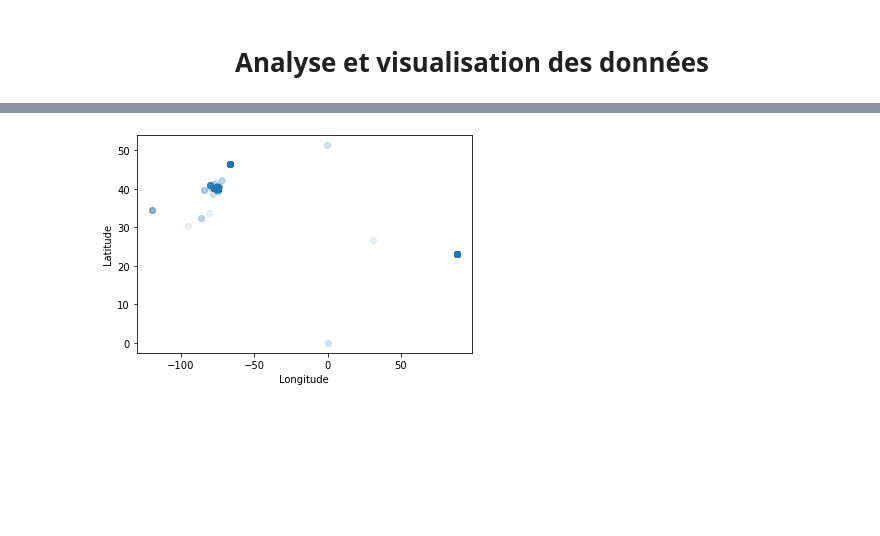
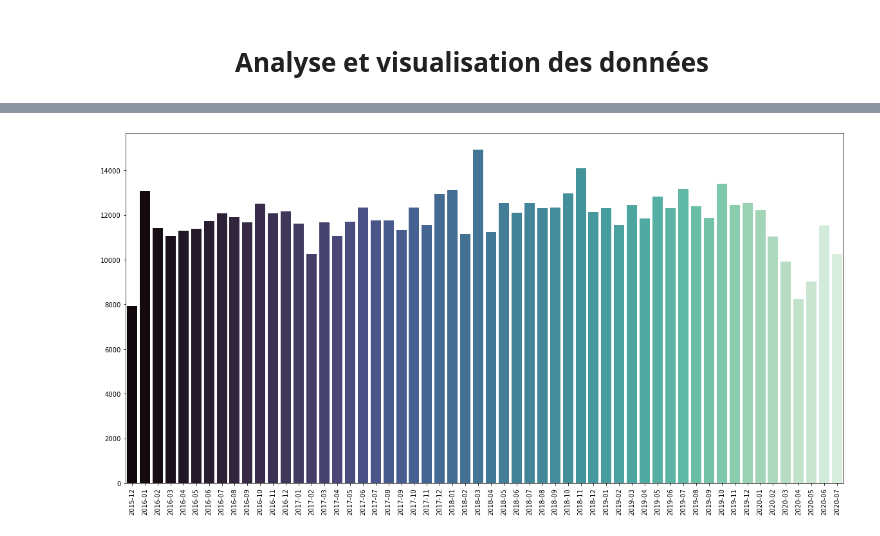
Before and after one commit to chainyo/analyse_donnees, a Jupyter notebook: analyse.ipynb, the cells around one changed output, grey strips where cells are left out. Drawn from its saved outputs; the diff is of its cells as text; code cells hidden in the pictures; blank space fills up the shorter version.

Commit message:
ajout graphique bar

```diff
--- a/analyse.ipynb
+++ b/analyse.ipynb
@@ -58,7 +45,14 @@ df.head()
-# %%
-plt.scatter(df['lng'], df['lat'], alpha=0.1)
-plt.xlabel('Longitude')
-plt.ylabel('Latitude')
-plt.show()
-# %% [output]
-[figure, removed]
+# %%
+dates = []
+
+for y, i in enumerate(df.timeStamp.values):
+    dates.append(i[:7])
+# %%
+from collections import Counter, OrderedDict
+dico = dict(Counter(dates))
+# %%
+sns.barplot(list(dico.keys()), list(dico.values()), palette='mako')
+plt.xticks(rotation='vertical')
+plt.show()
+# %% [output]
+[figure, added]
```
Also changed, not shown: parts of 12 cells of this notebook.
